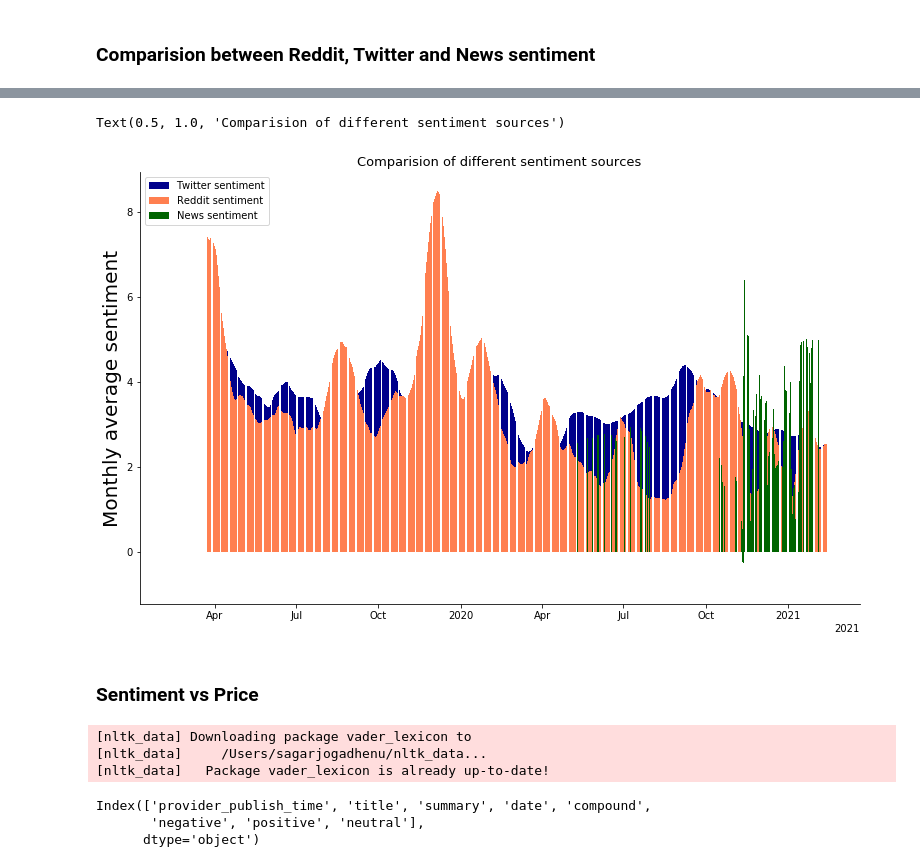
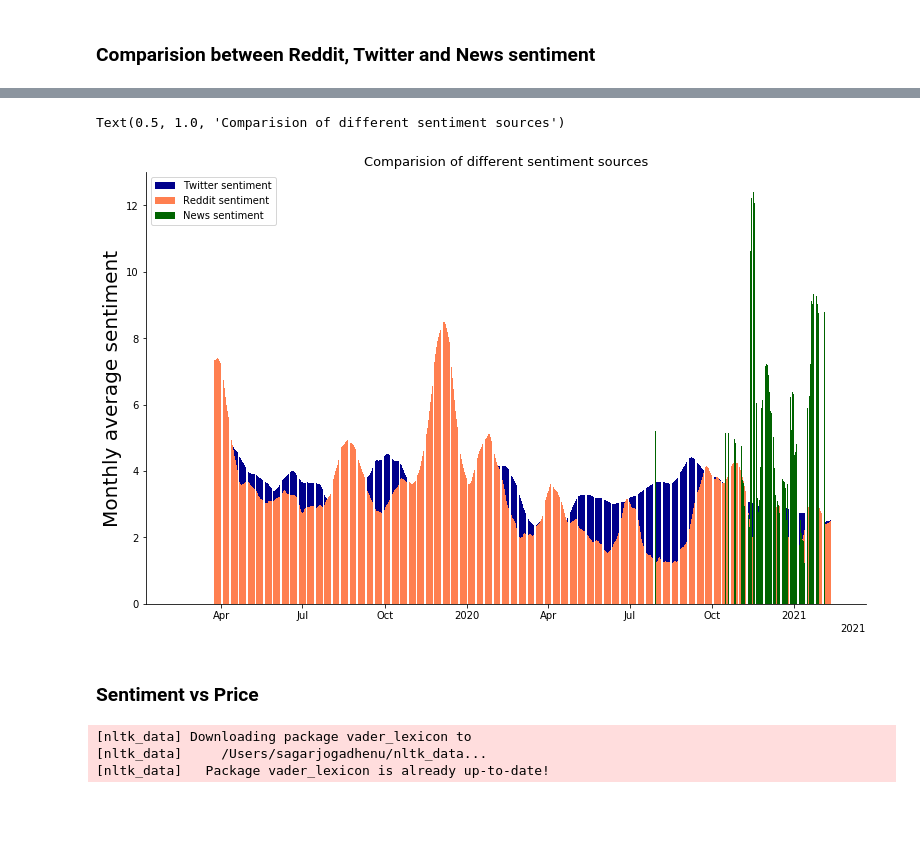
Before and after one commit to sj-ucsd/ece143_stock_sentiment_analysis, a Jupyter notebook: Stock_data_visualization.ipynb, the cells around one changed output, grey strips where cells are left out. Cells and saved outputs as stored; diff of their text form; code cells hidden in the pictures; blank space fills up the shorter version.

Commit message:
added additional module code and news scraper module

```diff
--- a/Stock_data_visualization.ipynb
+++ b/Stock_data_visualization.ipynb
@@ -303,9 +258,9 @@ symbol = 'BABA'
 t_sentiment=pd.read_csv('Data/Twitter_data/cleanTwitter_data/{}_Twitavg.csv'.format(symbol))
 r_sentiment = pd.read_csv('Data/Reddit_data/cleanReddit_data/{}_avg.csv'.format(symbol))
 end_date = '2021-03-03'
-news = get_yahoo_news(symbol,end_date)
-n_sentiment=get_sentiment_from_news(news)
-n_sentiment['Monthly Sentiment'] = n_sentiment['Avg Sentiment'].rolling(20, win_type='triang').mean()
+news = news_scraper.get_yahoo_news(symbol,end_date)
+n_sentiment=news_scraper.get_sentiment_from_news(news)
+#n_sentiment['Monthly Sentiment'] = n_sentiment['Avg Sentiment'].rolling(20, win_type='triang').mean()
 # %% [output]
 [nltk_data] Downloading package vader_lexicon to
 [nltk_data]     /Users/sagarjogadhenu/nltk_data...
@@ -320,3 +272,7 @@ t_sentiment.index = t_sentiment.index.astype('datetime64[ns]')
 r_sentiment.rename({'Unnamed: 0': 'Date', 'monthly average':'r_m average'}, axis=1,inplace=True)
 r_sentiment = r_sentiment.set_index('Date')
 r_sentiment.index = r_sentiment.index.astype('datetime64[ns]')
+n_sentiment.rename({'weekly average':'n_w average','monthly average':'n_m average'}, axis=1,inplace=True)
+sentiment_data = pd.concat([t_sentiment, r_sentiment],axis=1)
+sentiment_data = sentiment_data.join(n_sentiment[['n_w average', 'n_m average']])
+sentiment_data = sentiment_data.fillna(0)
@@ -325,2 +278,0 @@ sentiment_data = pd.concat([t_sentiment, r_sentiment],axis=1)
-# %%
-sentiment_data = sentiment_data.join(n_sentiment)
@@ -329,22 +295,22 @@ sentiment_data = sentiment_data.fillna(0)
 # %%
-converter = mdates.ConciseDateConverter()
-munits.registry[np.datetime64] = converter
-munits.registry[datetime.date] = converter
-munits.registry[datetime.datetime] = converter
+#converter = mdates.ConciseDateConverter()
+#munits.registry[np.datetime64] = converter
+#munits.registry[datetime.date] = converter
+#munits.registry[datetime.datetime] = converter
 
 fig = plt.figure(figsize=(10,6))
 ax = fig.add_axes([0, 0, 1, 1])
 ax.bar(sentiment_data.index, sentiment_data['t_m average'],color='darkblue', label='Twitter sentiment')
 ax.bar(sentiment_data.index, sentiment_data['r_m average']*2,color='coral',label='Reddit sentiment')
-ax.bar(sentiment_data.index, sentiment_data['Monthly Sentiment']*10,color='darkgreen',label='News sentiment')
+ax.bar(sentiment_data.index, sentiment_data['n_m average'],color='darkgreen',label='News sentiment')
 plt.legend(loc="upper left")
 ax.set_ylabel('Monthly average sentiment',fontsize=20)
 ax.spines['top'].set_visible(False)
 ax.spines['right'].set_visible(False)
 ax.set_title('Comparision of different sentiment sources'.format(symbol),fontsize=13)
 # %% [output]
 Text(0.5, 1.0, 'Comparision of different sentiment sources')
-[figure, old version]
+[figure, new version]
 # %% [markdown]
 ### Sentiment vs Price
 # %%
@@ -357,15 +323,12 @@ df = prep_data.get_stock_price(symbol,start_date,end_date)
 #Get revenue data - previously downloaded and stored in CSV
 stock_file=prep_data.get_earnings_data('Data/earnings_data/{}.csv'.format(symbol), df)
 df = df.join(stock_file)
-news = get_yahoo_news(symbol,end_date)
-n_sentiment=get_sentiment_from_news(news)
-n_sentiment['Monthly Sentiment'] = n_sentiment['Avg Sentiment'].rolling(20, win_type='triang').mean()
+news = news_scraper.get_yahoo_news(symbol,end_date)
+n_sentiment=news_scraper.get_sentiment_from_news(news)
+#n_sentiment['Monthly Sentiment'] = n_sentiment['Avg Sentiment'].rolling(20, win_type='triang').mean()
 df = df.join(n_sentiment)
 # %% [output]
 [nltk_data] Downloading package vader_lexicon to
 [nltk_data]     /Users/sagarjogadhenu/nltk_data...
 [nltk_data]   Package vader_lexicon is already up-to-date!
-Index(['provider_publish_time', 'title', 'summary', 'date', 'compound',
-       'negative', 'positive', 'neutral'],
-      dtype='object')
 # %%
```
Also changed, not shown: parts of 20 cells of this notebook, 3 other files.
